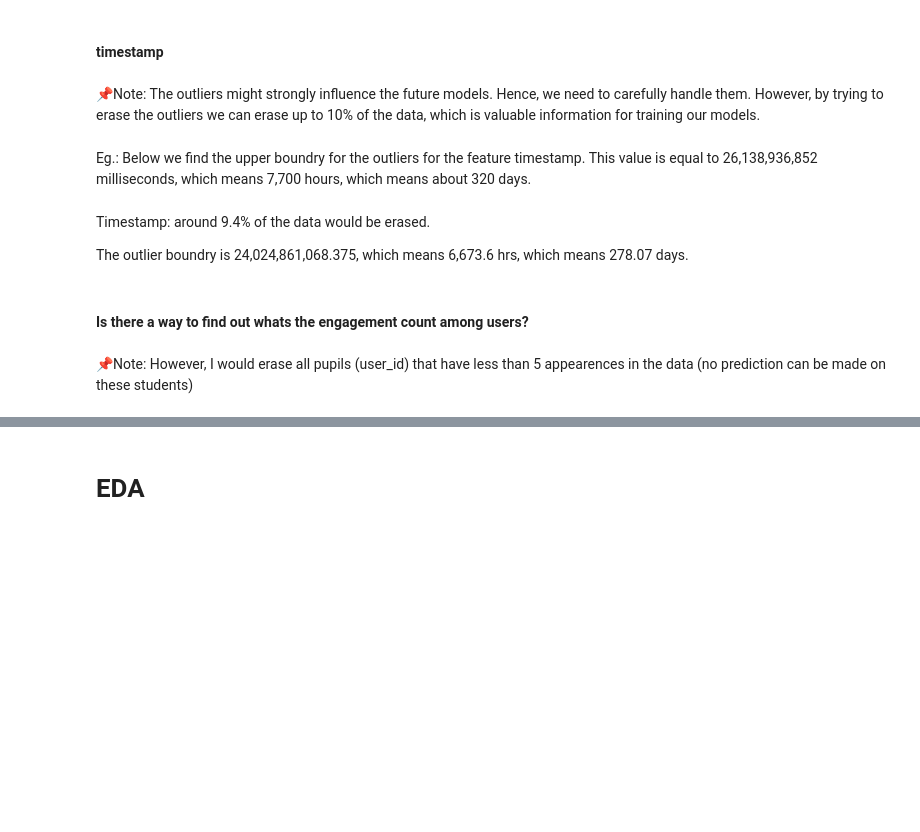
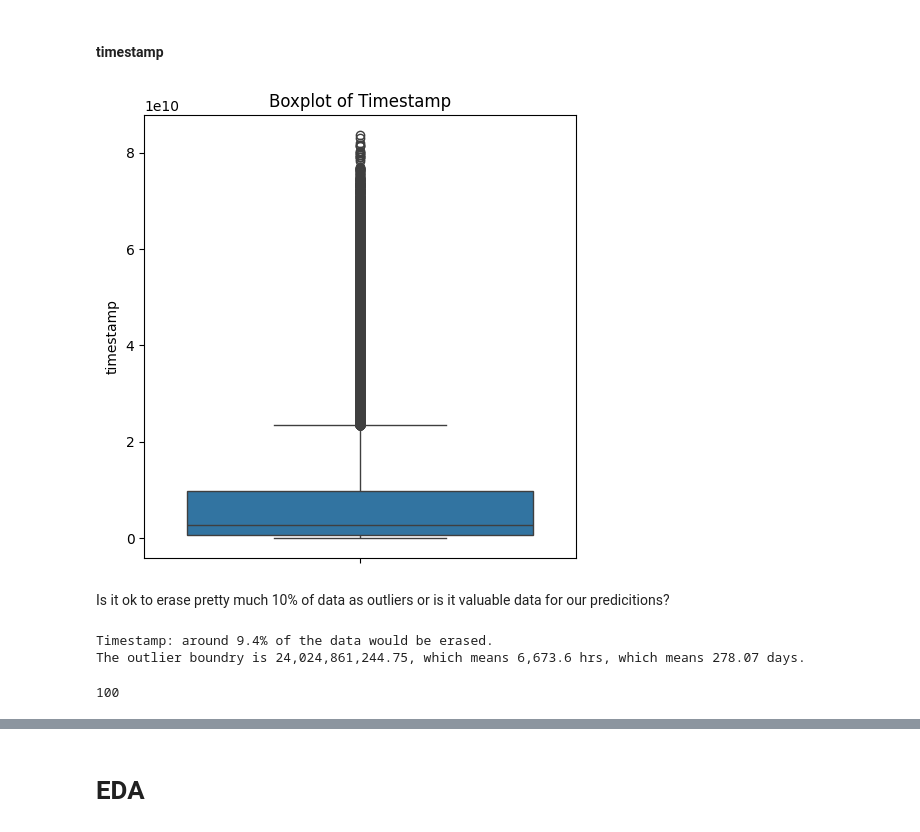
Before and after one commit to theresaskruzna/riiid_knowledge_tracing, a Jupyter notebook: 01_EDA.ipynb, the cells around one changed output, grey strips where cells are left out. Drawn from its saved outputs; the diff is of its cells as text; code cells hidden in the pictures; blank space fills up the shorter version.

Commit message:
Remove/fill missing data, handle outliers

```diff
--- a/01_EDA.ipynb
+++ b/01_EDA.ipynb
@@ -233,19 +233,0 @@ missing_values
-# %%
-# Data Information
-print("Rows: {:,}".format(len(train)), "\n" +
-      "Columns: {}".format(len(train.columns)))
-
-# Find Missing Data if any
-total = len(train)
-
-for column in train.columns:
-    if train[column].isna().sum() != 0:
-        print("{} has: {:,} ({:.2}%) missing values.".format(column, train[column].isna().sum(),
-                                                             (train[column].isna().sum()/total)*100))
-
-
-# Fill in missing values with "-1"
-train["prior_question_elapsed_time"] = train["prior_question_elapsed_time"].fillna(-1)
-train["prior_question_had_explanation"] = train["prior_question_had_explanation"].fillna(-1)
-
-train.head()
@@ -259,0 +261,7 @@ prior_question_had_explanation has: 392,506 (0.39%) missing values.
+# %%
+# Fill in missing values with "-1"
+train_df["prior_question_elapsed_time"] = train_df["prior_question_elapsed_time"].fillna(-1)
+train_df["prior_question_had_explanation"] = train_df["prior_question_had_explanation"].fillna(False)
+
+# Display the first few rows to verify (optional)
+train_df.head()
@@ -307,2 +333,4 @@ The question_id 10033 is only found once across the whole train.pkl.gzip dataset
 # %%
 questions_df = questions_df.dropna(subset=['tags'])  # Drop rows with missing 'tags'
+# %%
+train_df = train_df.drop(train_df[train_df['content_id'] == 10033].index)
@@ -324,10 +359,16 @@ def plot_boxplot(data, x=None, y=None, hue=None, color=None, title=None, horizon
     - title: Optional title for the plot.
     - horizontal: Boolean to plot horizontally (default is vertical).
     """
+
+    sample_size = 100000  # Define sample size here
+    # Sample the data if it's larger than the sample size
+    if len(data) > sample_size:
+        data = data.sample(n=sample_size)  # Random sampling without replacement
+
     # Set orientation
     orient = 'h' if horizontal else 'v'
 
-    plt.figure(figsize=(8, 5)) # Create a 'canvas' to draw the plot onto
+    plt.figure(figsize=(5, 5)) # Create a 'canvas' to draw the plot onto
     # plt.figure(figsize=figsize) - alternate code if parameter given in function call
     sns.boxplot(data=data, x=x, y=y, hue=hue, orient=orient) # Create the boxplot
 
@@ -368,34 +409,31 @@ def plot_boxplot(data, x=None, y=None, hue=None, color=None, title=None, horizon
     """
 # %% [markdown]
 #### timestamp
-# %% [markdown]
-📌Note: The outliers might strongly influence the future models. Hence, we need to carefully handle them. However, by trying to erase the outliers we can erase up to 10% of the data, which is valuable information for training our models.
-# %% [markdown]
-Eg.: Below we find the upper boundry for the outliers for the feature timestamp. This value is equal to 26,138,936,852 milliseconds, which means 7,700 hours, which means about 320 days.
+# %%
+plot_boxplot(train_df, y="timestamp", title="Boxplot of Timestamp")
+# %% [output]
+[figure, added]
+# %% [markdown]
+Is it ok to erase pretty much 10% of data as outliers or is it valuable data for our predicitions?
 # %%
 # Total rows we started with
-total = len(train)
+total = len(train_df)
 feature = "timestamp"
 
 # Compute Outliers
-Q1 = cupy.percentile(train[feature].values, q = 25).item()
-Q3 = cupy.percentile(train[feature].values, q = 75).item()
+Q1 = np.percentile(train_df[feature].values, q = 25)
+Q3 = np.percentile(train_df[feature].values, q = 75)
 IQR = Q3 - Q1
 
 # We'll look only at the upper interval outliers
 outlier_boundry = Q3 + 1.5*IQR
 
-print('Timestamp: around {:.2}% of the data would be erased.'.format(len(train[train[feature] >= outlier_boundry])/total * 100),
+print('Timestamp: around {:.2}% of the data would be erased.'.format(len(train_df[train_df[feature] >= outlier_boundry])/total * 100),
       "\n"+
-      'The outlier boundry is {:,}, which means {:,.5} hrs, which means {:,.5} days.'.format(outlier_boundry, (outlier_boundry / 3.6e+6),
-                                                                                       (outlier_boundry / 3.6e+6)/24))
+      'The outlier boundry is {:,}, which means {:,.5} hrs, which means {:,.5} days.'.format(outlier_boundry, (outlier_boundry / 3.6e+6), (outlier_boundry / 3.6e+6)/24))
 
 gc.collect()
+# %% [output]
+Timestamp: around 9.4% of the data would be erased.
+The outlier boundry is 24,024,861,244.75, which means 6,673.6 hrs, which means 278.07 days.
+100
-# %% [markdown]
-Timestamp: around 9.4% of the data would be erased.
-
-The outlier boundry is 24,024,861,068.375, which means 6,673.6 hrs, which means 278.07 days.
-# %% [markdown]
-#### Is there a way to find out whats the engagement count among users?
-# %% [markdown]
-📌Note: However, I would erase all pupils (user_id) that have less than 5 appearences in the data (no prediction can be made on these students)
```
Also changed, not shown: parts of 49 cells of this notebook.
